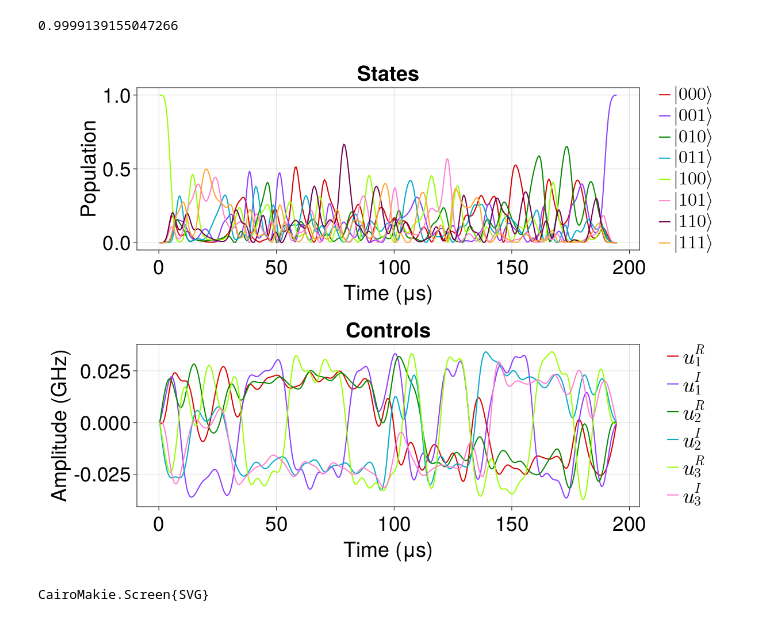
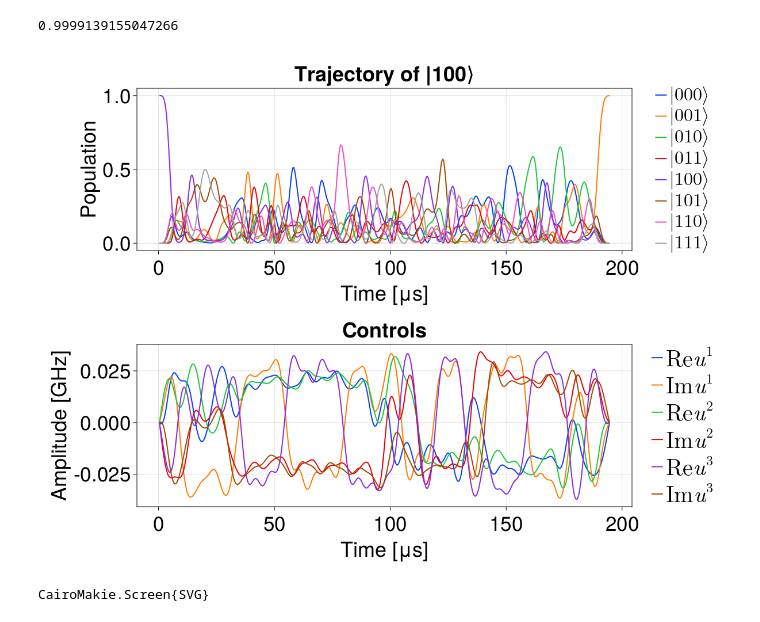
Before and after one commit to kestrelquantum/QuantumCollocation.jl, a Jupyter notebook: examples/three_qubit_swap/figures_makie.ipynb, the cells around one changed output. Saved outputs shown, nothing was run; the diff lists cells and outputs as text; code cells hidden in the pictures.

Commit message:
updates: incl. state integrator

```diff
--- a/examples/three_qubit_swap/figures_makie.ipynb
+++ b/examples/three_qubit_swap/figures_makie.ipynb
@@ -30,7 +40,7 @@ function plot_states_and_controls(
     # style keyword arguments
     res::Tuple{Int, Int}=(1200, 900),
     titlesize::Int=36,
-    series_color::Symbol=:glasbey_bw_minc_20_n256,
+    series_color::Symbol=:tab10,
     ignored_labels::Union{Symbol, Vector{Symbol}, Tuple{Vararg{Symbol}}} =
         Symbol[],
     labelsize=40,
@@ -43,8 +53,8 @@ function plot_states_and_controls(
     ylabel_states="Population",
     title_controls="Controls",
     labels_controls=[L"u_%$i" for i = 1:size(controls, 1)],
-    ylabel_controls="Amplitude (GHz)",
-    label_time="Time (μs)",
+    ylabel_controls="Amplitude [GHz]",
+    label_time="Time [μs]",
 )
 
     fig = Figure(resolution=res)
@@ -125,15 +135,19 @@ fidelity(Ψ̃_exp[:,end], ψ̃_goal)
 # %%
 x = mapslices(populations, Ψ̃_exp, dims=1)
 u = A ./ 2π
 ts = cumsum(Δts)
 
 states_labels = [L"|000\rangle", L"|001\rangle", L"|010\rangle", L"|011\rangle", L"|100\rangle", L"|101\rangle", L"|110\rangle", L"|111\rangle"]
 
-controls_labels = [L"u_1^R", L"u_1^I", L"u_2^R", L"u_2^I", L"u_3^R", L"u_3^I"]
+controls_labels = [L"\text{Re} u^1", L"\text{Im} u^1", L"\text{Re} u^2", L"\text{Im} u^2", L"\text{Re} u^3", L"\text{Im} u^3"]
 
-fig = plot_states_and_controls(x, u, ts; labels_states=states_labels, labels_controls=controls_labels)
+states_title = "Trajectory of |100⟩"
+
+colors = :seaborn_bright
+
+fig = plot_states_and_controls(x, u, ts; labels_states=states_labels, labels_controls=controls_labels, title_states=states_title, series_color=colors)
 # %% [output]
-[figure, old version]
+[figure, new version]
 # %%
 save(plot_path, fig)
 # %% [output]
```
Also changed, not shown: parts of 3 cells of this notebook, 17 other files.
